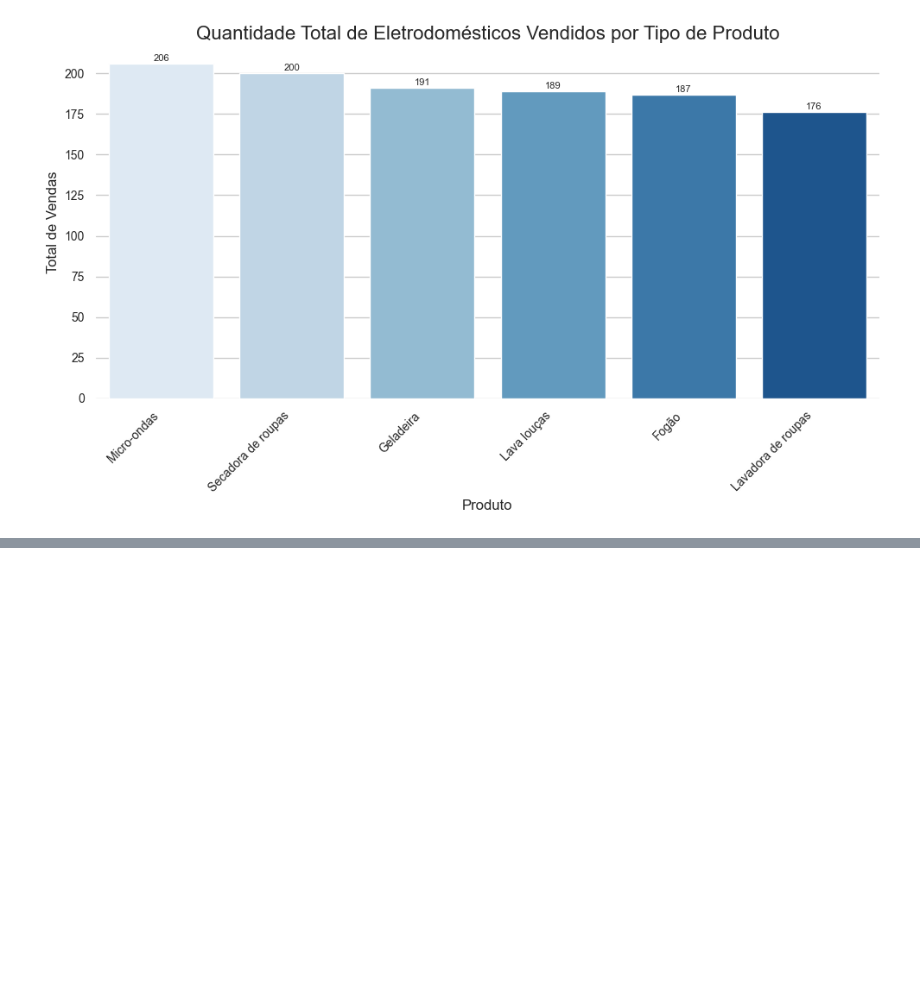
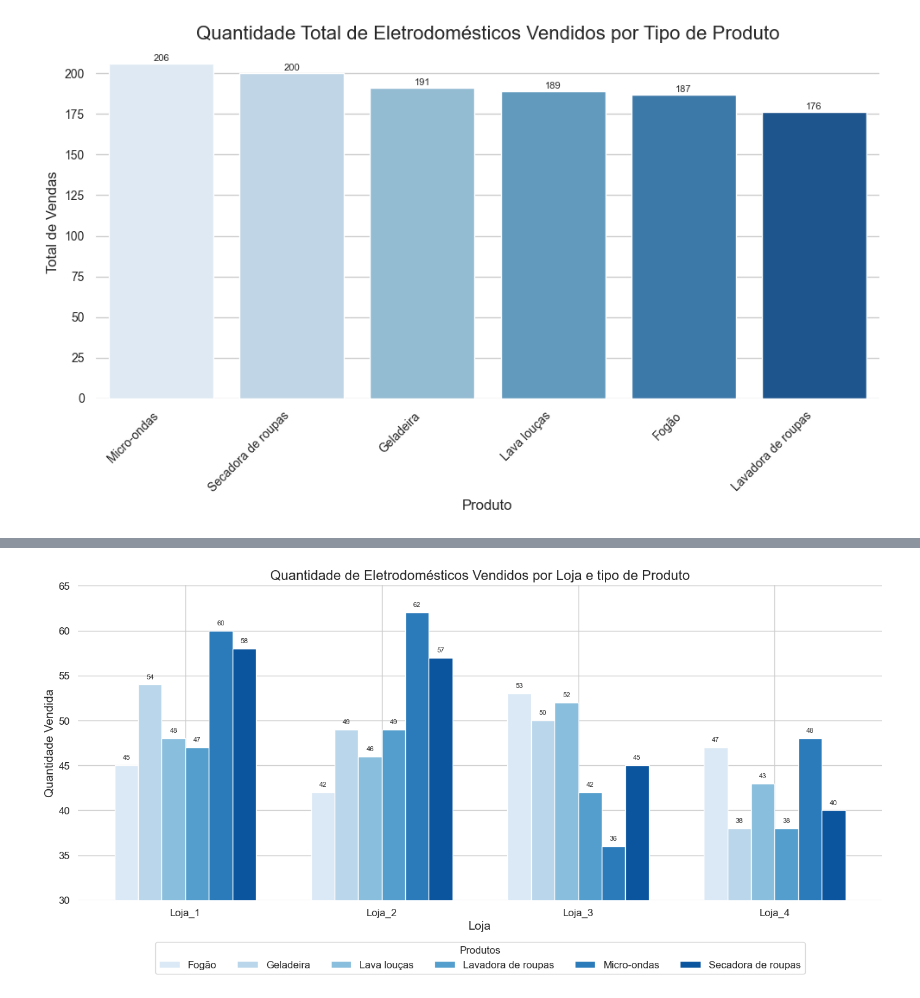
Before and after one commit to JCrpa/curso3_python_data_science_challenge_alura-store_github, a Jupyter notebook: AluraStoreBr.ipynb, the cells around one changed output, grey strips where cells are left out. Drawn from its saved outputs; the diff is of its cells as text; code cells hidden in the pictures; blank space fills up the shorter version.

Commit message:
implementar o grafico do volume de vendas por loja e por tipo de produto da categoria eletrodomesticos

```diff
--- a/AluraStoreBr.ipynb
+++ b/AluraStoreBr.ipynb
@@ -1065,0 +1068,86 @@ plt.show()
+# %%
+import pandas as pd
+import matplotlib.pyplot as plt
+import seaborn as sns
+import os
+import warnings
+import numpy as np
+warnings.filterwarnings("ignore", message="set_ticklabels()")
+
+# Define o caminho base para os arquivos
+caminho_base = "./base-de-dados-challenge-1/"
+arquivos_lojas = ['loja_1.csv', 'loja_2.csv', 'loja_3.csv', 'loja_4.csv']
+
+# Lista para armazenar os DataFrames de cada loja
+lista_tabelas = []
+
+# Loop para ler cada arquivo e adicionar a tabela à lista
+for arquivo in arquivos_lojas:
+    caminho_completo = os.path.join(caminho_base, arquivo)
+    df_loja = pd.read_csv(caminho_completo)
+    nome_loja = arquivo.split('.')[0].capitalize()
+    df_loja['Loja'] = nome_loja
+    lista_tabelas.append(df_loja)
+
+# Concatena todas as tabelas em uma única tabela chamada 'lojas'
+lojas = pd.concat(lista_tabelas, ignore_index=True)
+
+# Filtrar os dados para a categoria 'eletrodomesticos'
+eletrodomesticos = lojas[lojas['Categoria do Produto'] == 'eletrodomesticos']
+
+# Calcular as vendas por produto para cada loja
+vendas_por_produto_loja = eletrodomesticos.groupby(['Loja', 'Produto']).size().unstack(fill_value=0)
+
+# Configurar o estilo do Seaborn para uma estética agradável
+sns.set_theme(style="whitegrid")
+
+# Configurar o tamanho da figura
+fig, ax = plt.subplots(figsize=(14, 8))
+
+# Adicionar mais linhas horizontais no fundo (com zorder menor)
+yticks = ax.get_yticks()
+for y in yticks:
+    ax.axhline(y, linewidth=0.5, color='lightgray', linestyle='--', zorder=0)
+
+# Gráfico de barras agrupadas por loja
+bar_width = 0.12
+posicoes_lojas = np.arange(len(vendas_por_produto_loja.index))
+cores_produtos = sns.color_palette("Blues", n_colors=len(vendas_por_produto_loja.columns))
+
+all_bars = []
+for i, produto in enumerate(vendas_por_produto_loja.columns):
+    bars = ax.bar(posicoes_lojas + i * bar_width, vendas_por_produto_loja[produto], bar_width, label=produto, color=cores_produtos[i], zorder=2)
+    all_bars.extend(bars)
+    # Adicionar a quantidade vendida no topo de cada barra
+    for bar in bars:
+        yval = bar.get_height()
+        ax.text(bar.get_x() + bar.get_width()/2, yval + 0.5, round(yval, 1), ha='center', va='bottom', fontsize=8, zorder=3)
+
+# Garantir que as barras fiquem na frente das linhas de grade
+for bar in all_bars:
+    bar.set_zorder(2)
+
+# Adicionar rótulos e título
+ax.set_xlabel("Loja", fontsize=14)
+ax.set_ylabel("Quantidade Vendida", fontsize=14)
+ax.set_title("Quantidade de Eletrodomésticos Vendidos por Loja e tipo de Produto", fontsize=16)
+ax.set_xticks(posicoes_lojas + bar_width * (len(vendas_por_produto_loja.columns) - 1) / 2)
+ax.set_xticklabels(vendas_por_produto_loja.index, fontsize=12)
+ax.tick_params(axis='y', labelsize=12)
+
+# Definir o limite inferior do eixo Y
+ax.set_ylim(bottom=30)
+
+# Adicionar legenda na parte inferior central
+ax.legend(title='Produtos', fontsize=12, loc='lower center', bbox_to_anchor=(0.5, -0.25), ncol=len(vendas_por_produto_loja.columns))
+
+# Remover spines desnecessárias
+sns.despine(bottom=True, left=True)
+
+# Ajustar o layout para evitar cortes
+plt.tight_layout(rect=[0, 0.05, 1, 0.95]) # Ajustar o espaço inferior para a legenda
+
+# Exibir o gráfico
+plt.show()
+# %% [output]
+[figure, added]
```
Also changed, not shown: parts of 1 cell of this notebook.
